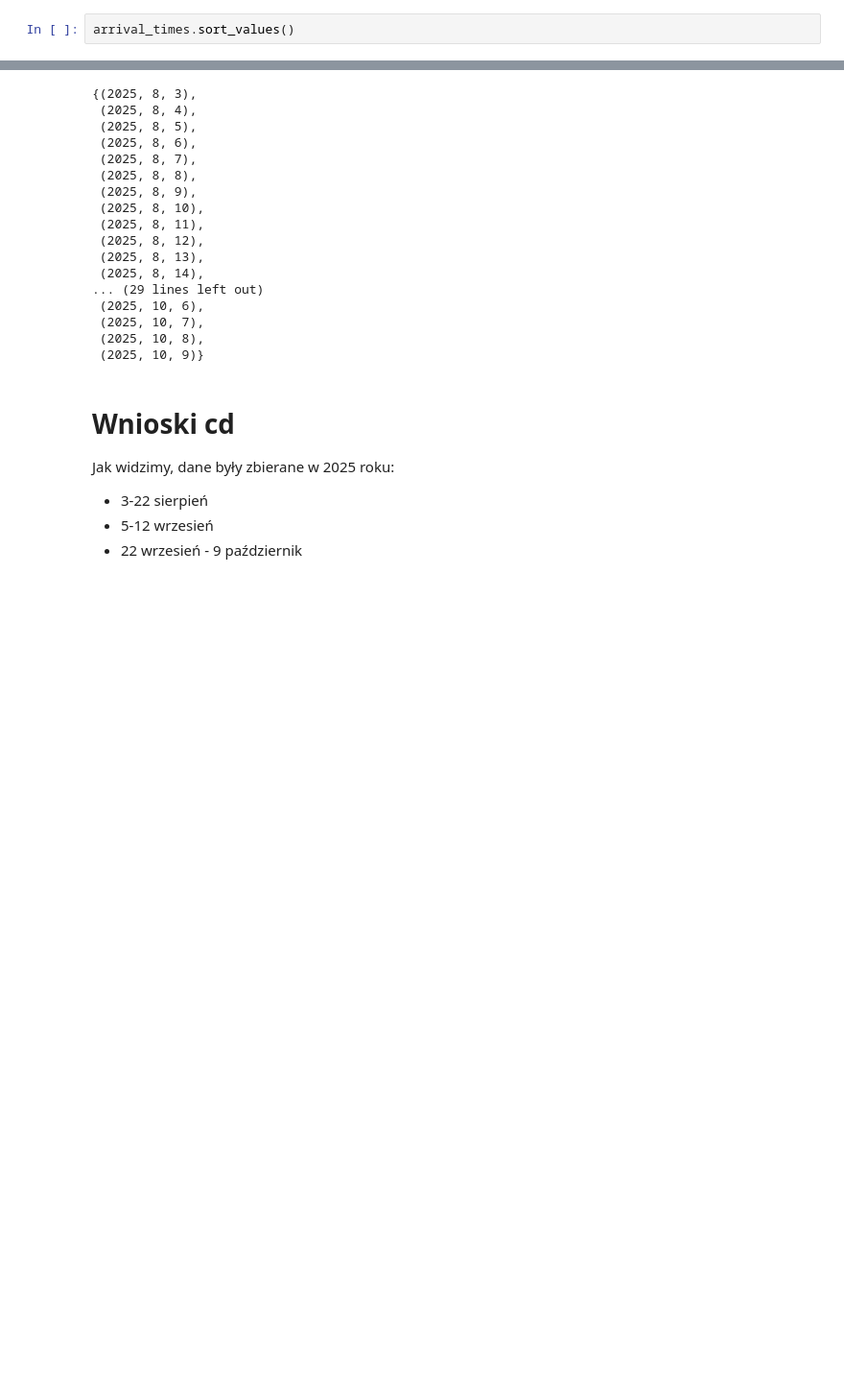
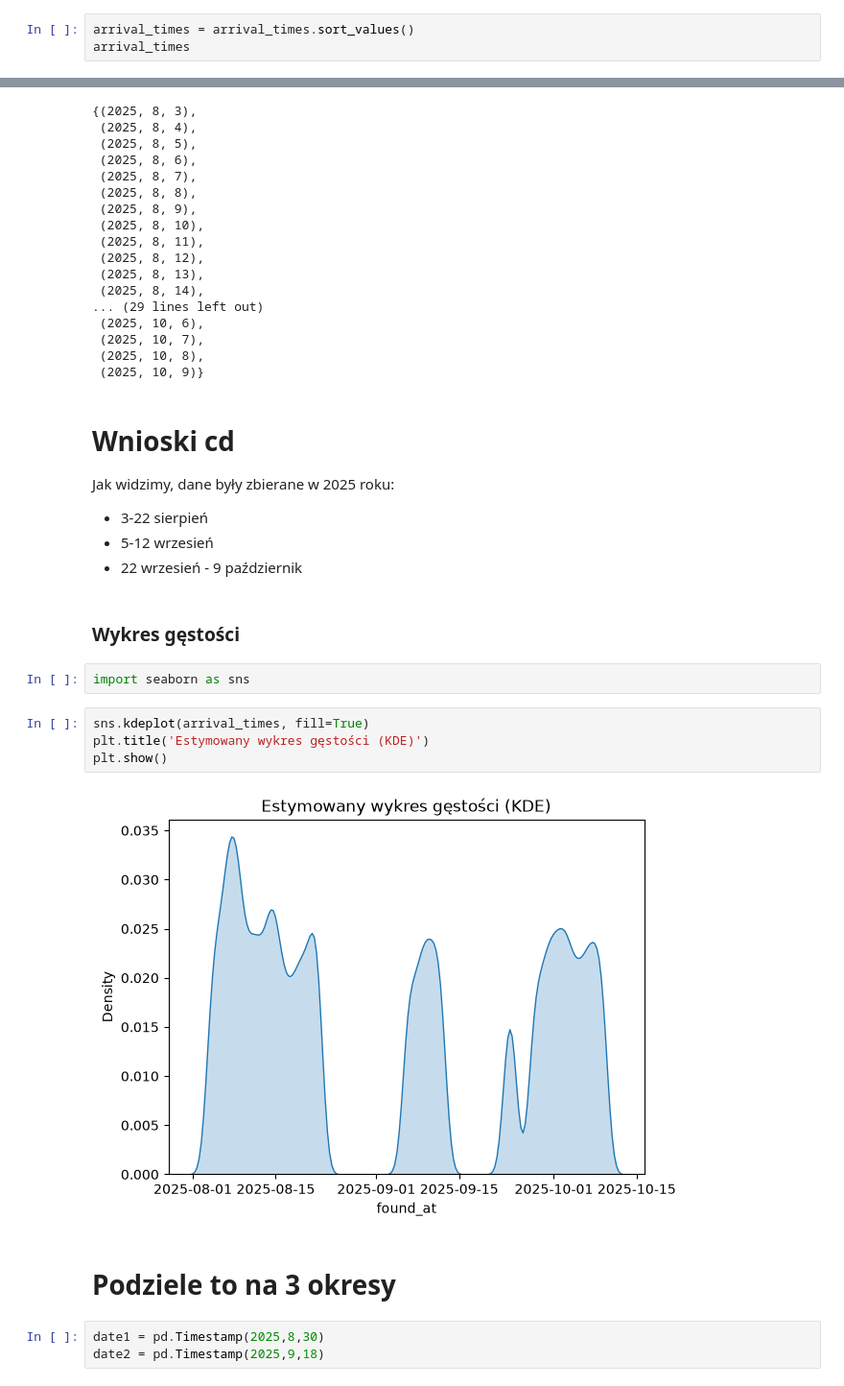
Before and after one commit to wiedzmin1414/bitcoin-node-data, a Jupyter notebook: analiza.ipynb, the cells around one changed output, grey strips where cells are left out. Shown at 96% size. Drawn from its saved outputs; the diff is of its cells as text; blank space fills up the shorter version.

```diff
--- a/analiza.ipynb
+++ b/analiza.ipynb
@@ -189,7 +190,8 @@ type(arrival_times[0])
 # %% [output]
 pandas.Timestamp
 # %%
-arrival_times.sort_values()
+arrival_times = arrival_times.sort_values()
+arrival_times
 # %% [output]
 1299146   2025-08-03 06:27:44
 1299149   2025-08-03 06:27:44
@@ -245,3 +247,18 @@ Jak widzimy, dane były zbierane w 2025 roku:
 * 3-22 sierpień
 * 5-12 wrzesień
 * 22 wrzesień - 9 październik
+# %% [markdown]
+### Wykres gęstości
+# %%
+import seaborn as sns
+# %%
+sns.kdeplot(arrival_times, fill=True)
+plt.title('Estymowany wykres gęstości (KDE)')
+plt.show()
+# %% [output]
+[figure, added]
+# %% [markdown]
+# Podziele to na 3 okresy
+# %%
+date1 = pd.Timestamp(2025,8,30)
+date2 = pd.Timestamp(2025,9,18)
```
Also changed, not shown: parts of 3 cells of this notebook.
